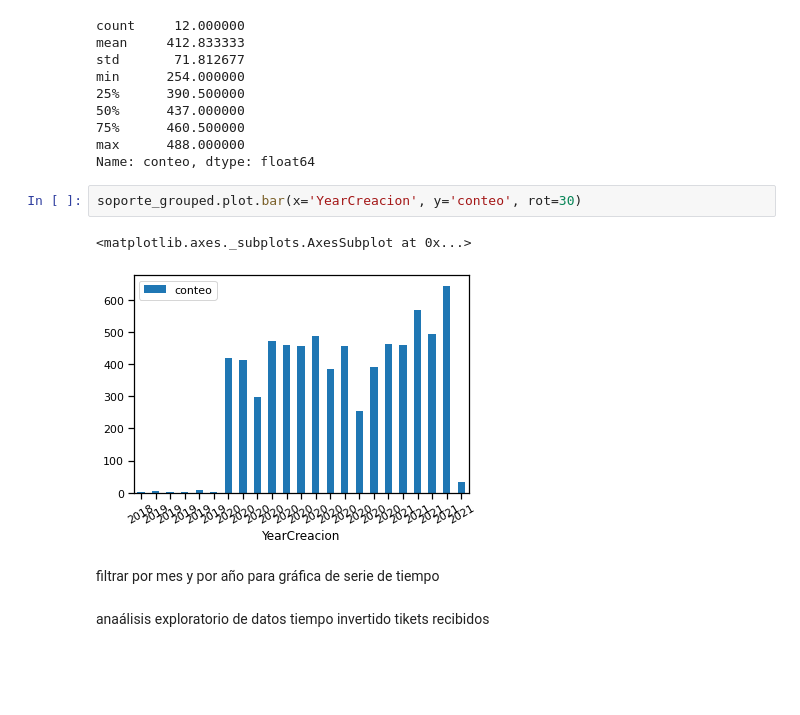
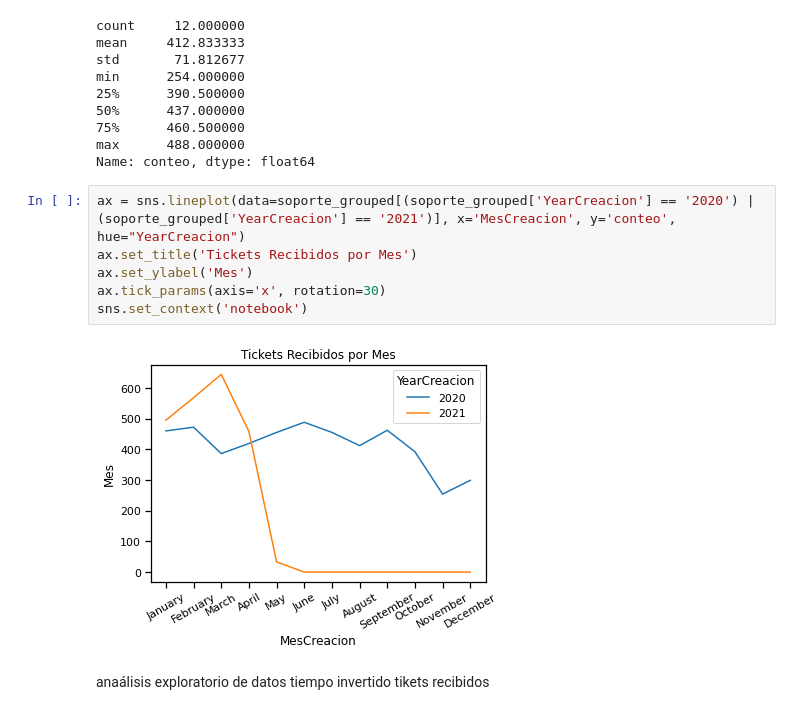
Before and after one commit to earandir/Data-Analyst, a Jupyter notebook: Modulo04/CheckPoint/Proyecto_CheckPoint.ipynb, the cells around one changed output. Saved outputs shown, nothing was run; the diff lists cells and outputs as text; blank space fills up the shorter version.

```diff
--- a/Modulo04/CheckPoint/Proyecto_CheckPoint.ipynb
+++ b/Modulo04/CheckPoint/Proyecto_CheckPoint.ipynb
@@ -241,13 +224,14 @@ min      254.000000
 75%      460.500000
 max      488.000000
 Name: conteo, dtype: float64
-# %%
-soporte_grouped.plot.bar(x='YearCreacion', y='conteo', rot=30)
-# %% [output]
-<matplotlib.axes._subplots.AxesSubplot at 0x...>
-[figure, removed]
-# %% [markdown]
-filtrar por mes y por año para gráfica de serie de tiempo
+# %%
+ax = sns.lineplot(data=soporte_grouped[(soporte_grouped['YearCreacion'] == '2020') | (soporte_grouped['YearCreacion'] == '2021')], x='MesCreacion', y='conteo', hue="YearCreacion")
+ax.set_title('Tickets Recibidos por Mes')
+ax.set_ylabel('Mes')
+ax.tick_params(axis='x', rotation=30)
+sns.set_context('notebook')
+# %% [output]
+[figure, added]
 # %% [markdown]
 anaálisis exploratorio de datos
 tiempo invertido
```
Also changed, not shown: parts of 1 cell of this notebook.
